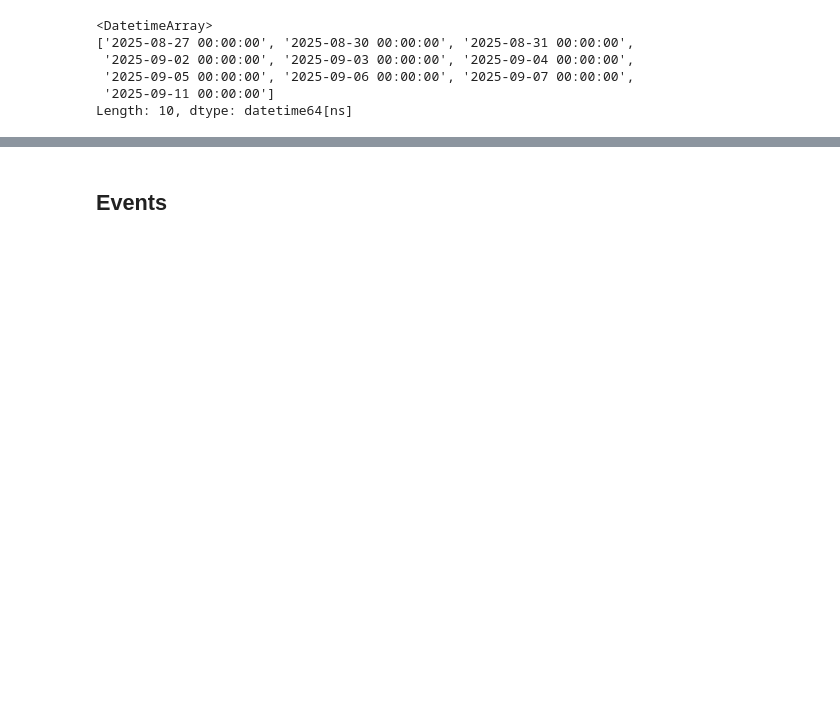
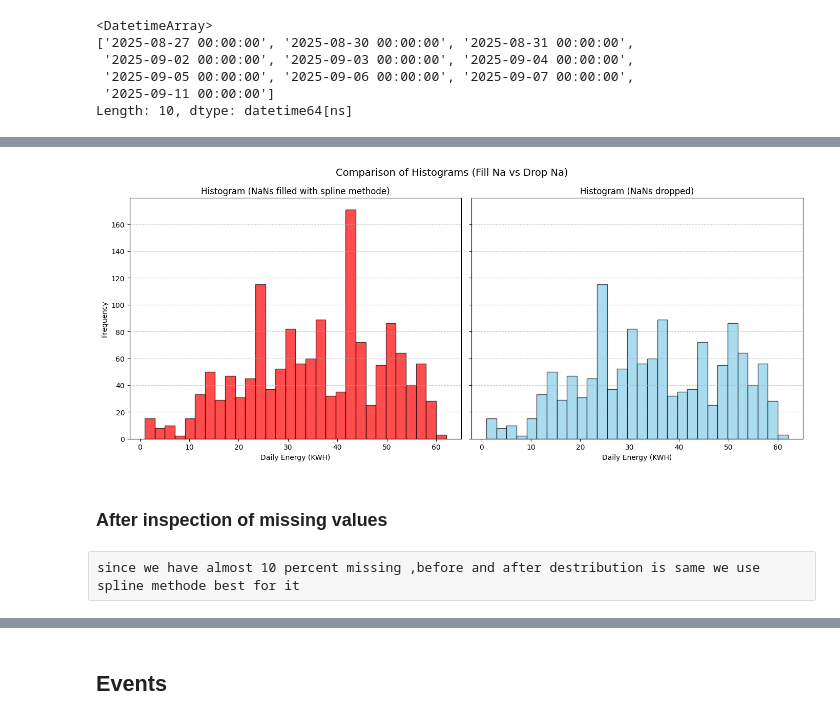
Before and after one commit to kamrankhanorakzai/Analysis-and-Performance-Monitoring-of-a-Solar-Power-Plant-Using-Real-World-Collected-Data, a Jupyter notebook: Exploratory_data_analysis.ipynb, the cells around one changed output, grey strips where cells are left out. Cells and saved outputs as stored; diff of their text form; code cells hidden in the pictures; blank space fills up the shorter version.

```diff
--- a/Exploratory_data_analysis.ipynb
+++ b/Exploratory_data_analysis.ipynb
@@ -158,0 +213,27 @@ df['Quarter'] = df["date"].dt.quarter
+# %%
+fig, axes = plt.subplots(1, 2, figsize=(14,6), sharey=True)
+
+# Histogram with NaNs filled (using backfill here)
+axes[0].hist(df["E-Today(KWH)"].interpolate(method="spline", order=2).ffill().bfill(),
+             bins=30, color="red", edgecolor="black", alpha=0.7)
+axes[0].set_title("Histogram (NaNs filled with spline methode)")
+axes[0].set_xlabel("Daily Energy (KWH)")
+axes[0].set_ylabel("Frequency")
+axes[0].grid(axis="y", linestyle="--", alpha=0.7)
+
+# Histogram with NaNs dropped
+axes[1].hist(df["E-Today(KWH)"].dropna(),
+             bins=30, color="skyblue", edgecolor="black", alpha=0.7)
+axes[1].set_title("Histogram (NaNs dropped)")
+axes[1].set_xlabel("Daily Energy (KWH)")
+axes[1].grid(axis="y", linestyle="--", alpha=0.7)
+
+plt.suptitle("Comparison of Histograms (Fill Na vs Drop Na)", fontsize=14)
+plt.tight_layout()
+plt.show()
+# %% [output]
+[figure, added]
+# %% [markdown]
+### After inspection of  missing values
+# %% [raw]
+since we have almost 10 percent missing ,before and after destribution is same we use spline methode best for it
```
Also changed, not shown: parts of 72 cells of this notebook.
